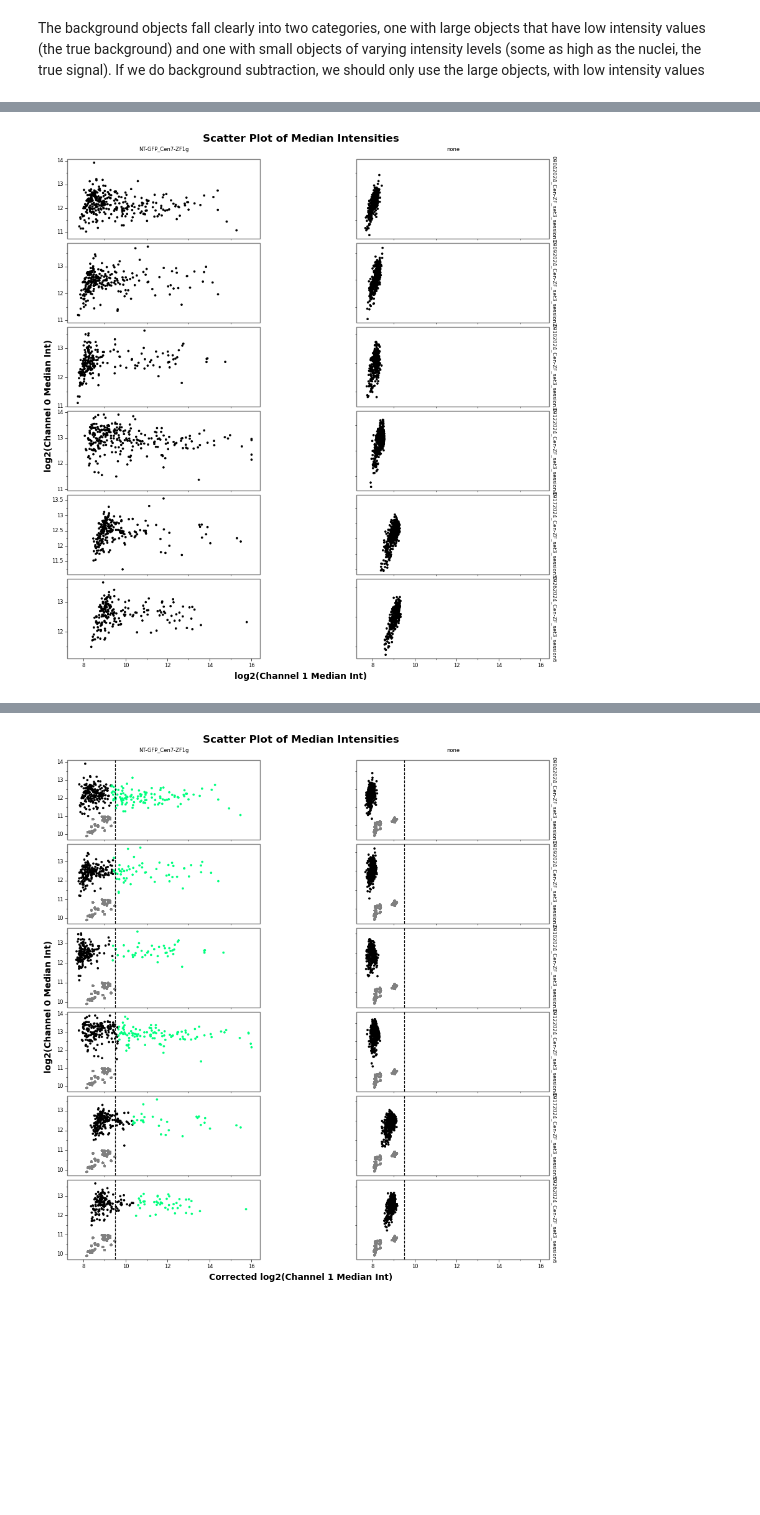
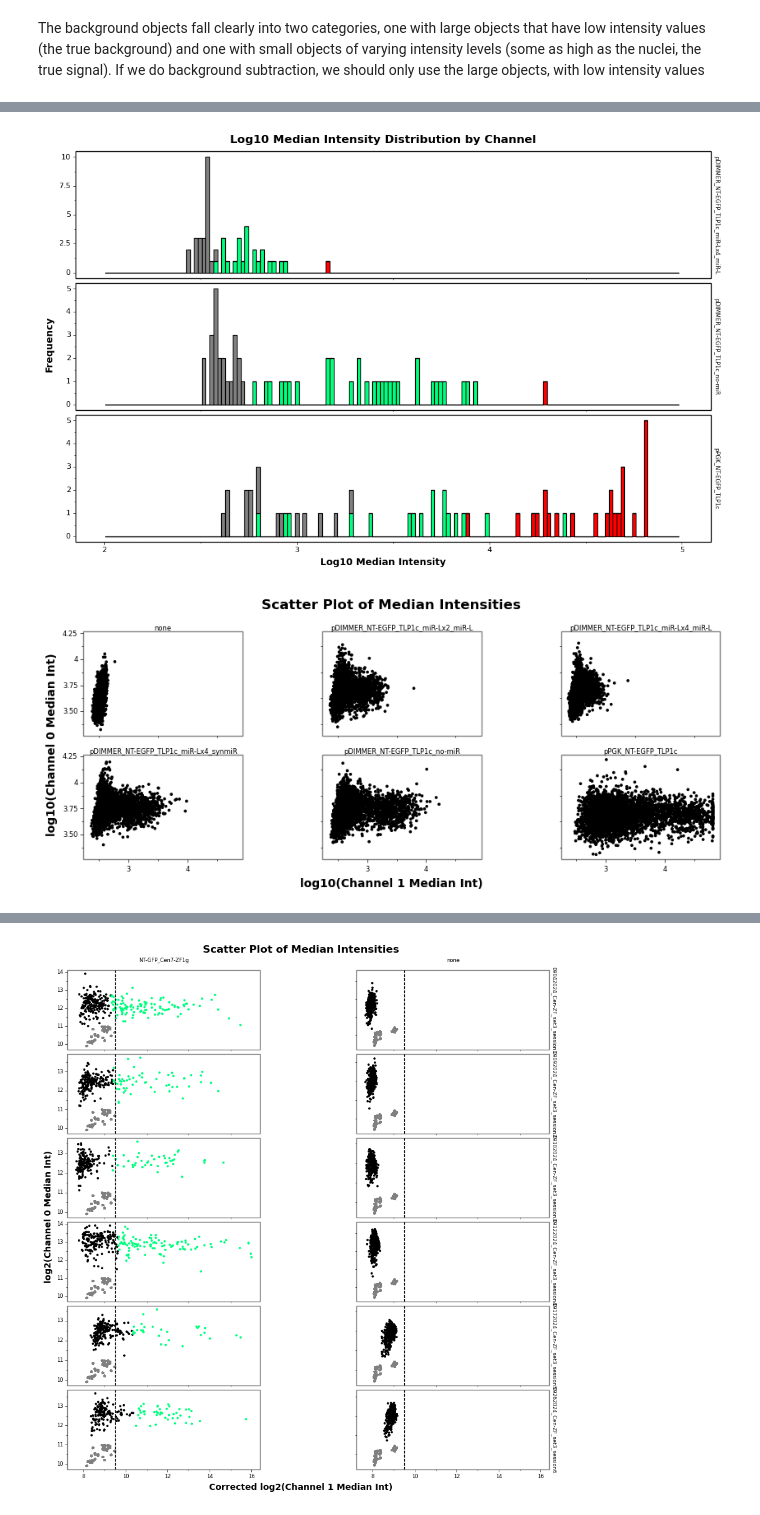
Before and after one commit to timotheelionnet/python_image-analysis, a Jupyter notebook: notebooks/img-explorer.ipynb, the cells around one changed output, grey strips where cells are left out. Cells and saved outputs as stored; diff of their text form; code cells hidden in the pictures; blank space fills up the shorter version.

```diff
--- a/notebooks/img-explorer.ipynb
+++ b/notebooks/img-explorer.ipynb
@@ -24,9 +24,11 @@ logging.basicConfig(level=logging.INFO, format='%(asctime)s - %(levelname)s - %(
 # %%
 # Define path names and load some basic functions for reading in files
 
-# Define the location of the file to read
-parent_directory = "/Users/nestor/Documents/NYU-ISG/microscope-data" # modify if needed
-experiment_list = ["Cen7-ZF1g_pooled"] # this will be changed for each experiment
+# Define the location of the files to read
+parent_directory = "/Users/nestor/Dropbox/Work/DIMMERs/microscope-data" # data directory
+repo_directory = "/Users/nestor/Documents/NYU-ISG/python_image-analysis" # analysis code directory
+experiment_list = ["08052024_pDIMMERs", "08122024_pDIMMERs",
+                  "10032024_pDIMMERs", "10072024_pDIMMERs"] # this will be changed for each experiment
 
 # Define the folder structure within each experiment
 file_folders = {
@@ -922 +968,5 @@ Unique plasmids in combined_df: 2
+# %%
+# Read in CSV with all data if not running from the top
+combined_df = pd.read_csv(os.path.join(repo_directory, "pDIMMERS_combined.csv"))
+#print(combined_df.head())
 # %%
@@ -990,0 +1039,37 @@ print(plot)
+# %%
+# Plot a histogram as above for this reference data
+# Define plot using plotnine
+buckolors = {"negative": 'gray',
+             "spots": 'springgreen',
+             "too_bright": 'red'}
+plot = (
+    p9.ggplot(data = ref_int) +
+    p9.aes(x = 'log10_median', fill = 'factor(bucket)') +  # factor() to treat channel as categorical
+    p9.geom_histogram(bins = 150, color = 'black') +
+    p9.facet_grid('plasmid ~ ', scales = 'free_y') +  # Create separate plots for each channel
+    p9.scale_x_continuous(limits = (2, 5)) +
+    p9.scale_fill_manual(values = buckolors) +
+    p9.labs(title = 'Log10 Median Intensity Distribution by Channel',
+            x = 'Log10 Median Intensity',
+            y = 'Frequency') +
+    p9.theme_bw() +
+    p9.theme(figure_size = (12, 12), # Adjust figure size
+             aspect_ratio = 1/5,
+             subplots_adjust = {'wspace': 0.20},  # Adjust space between plots
+             legend_position = 'none',  # Hide legend if desired
+             panel_grid = p9.element_blank(),
+             strip_background = p9.element_blank(),
+             panel_border = p9.element_rect(color = 'black', linewidth = 1),
+             axis_ticks = p9.element_line(color = 'black', linewidth = 0.5),
+             plot_title = p9.element_text(size = 12, color = 'black', face = 'bold'),
+             axis_text = p9.element_text(size = 8, color = 'black'),
+             axis_title = p9.element_text(size = 10, color = 'black', face = 'bold'),
+             legend_text = p9.element_text(size = 8, color = 'black'),
+             legend_title = p9.element_text(size = 10, color = 'black', face = 'bold'),
+             strip_text = p9.element_text(size = 6, color = 'black'))
+)
+
+# Print the plot
+print(plot)
+# %% [output]
+[figure, added]
@@ -991,41 +1101,48 @@ print(plot)
 # %%
 # Scatterplot
 
-my_plasmids = ['none', 'NT-GFP_TLP1c', 'NT-GFP_Cen7-ZF1g']
-my_data = wide_df[wide_df['plasmid'].isin(my_plasmids)]
+# Define some list of values to filter by
+my_plasmids = ['pDIMMER_NT-EGFP_TLP1c_no-miR', 'pDIMMER_NT-EGFP_TLP1c_miR-Lx4_synmiR',
+               'pDIMMER_NT-EGFP_TLP1c_miR-Lx4_miR-L', 'pDIMMER_NT-EGFP_TLP1c_miR-Lx2_miR-L',
+               'pPGK_NT-EGFP_TLP1c', 'pDIMMER_NT-EGFP_TLP1c_mirLx4_mRuby_miR-L',
+               'pDIMMER_NT-EGFP_TLP1c_mirLx4_mRuby_synmiR', 'none']
+aug_experiments = ['08052024_pDIMMERs', '08122024_pDIMMERs']
+oct_experiments = ['10032024_pDIMMERs', '10072024_pDIMMERs']
+
+my_data = wide_df[wide_df['experiment'].isin(aug_experiments)]
 
 # Plot Channel 0 vs Channel 1 as a scatter plot to separate clusters
 plot = (
-    p9.ggplot(data = wide_df,
-              mapping = p9.aes(x = 'ch1_log2_median',
-                               y = 'ch0_log2_median')) +  # Set aesthetic mappings
+    p9.ggplot(data = my_data,
+              mapping = p9.aes(x = 'ch1_log10_median',
+                               y = 'ch0_log10_median')) +  # Set aesthetic mappings
     p9.geom_point(size = 0.5) +  # Add points for scatter plot
     p9.labs(
         title = 'Scatter Plot of Median Intensities',
-        x = 'log2(Channel 1 Median Int)',
-        y = 'log2(Channel 0 Median Int)'
+        x = 'log10(Channel 1 Median Int)',
+        y = 'log10(Channel 0 Median Int)'
     ) +
-    p9.facet_grid('experiment_folder ~ plasmid', scales = 'free_y') +  # Create separate plots for each channel
+    p9.facet_wrap(' ~ plasmid') +  # Create separate plots for each channel
     p9.theme_bw() +  # Use a clean theme
     p9.theme(
         figure_size = (10, 6),  # Set the size of the plot
-        aspect_ratio = 1/3,
+        aspect_ratio = 1/2,
         subplots_adjust = {'wspace': 0.50},  # Adjust space between plots
         panel_grid = p9.element_blank(),  # Hide grid lines
         legend_position = 'none',  # Hide legend if desired
         plot_background = p9.element_rect(fill='white'),  # Set background to white
         axis_ticks = p9.element_line(color = 'black', linewidth = 0.5),
         plot_title = p9.element_text(size = 12, color = 'black', face = 'bold'),
         axis_text = p9.element_text(size = 6, color = 'black'),
         axis_title = p9.element_text(size = 10, color = 'black', face = 'bold'),
         legend_text = p9.element_text(size = 6, color = 'black'),
         legend_title = p9.element_text(size = 10, color = 'black', face = 'bold'),
         strip_text = p9.element_text(size = 6, color = 'black'),
         strip_background = p9.element_blank()
     )
 )
 
 # Print the plot
 print(plot)
 # %% [output]
-[figure, old version]
+[figure, new version]
```
Also changed, not shown: parts of 37 cells of this notebook.
